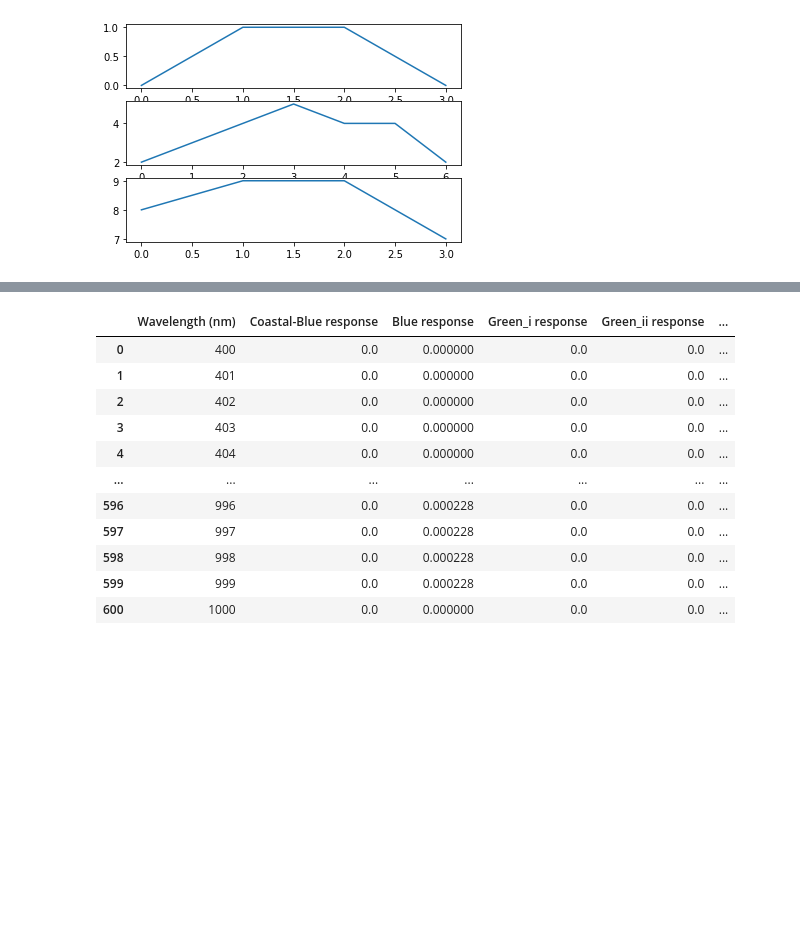
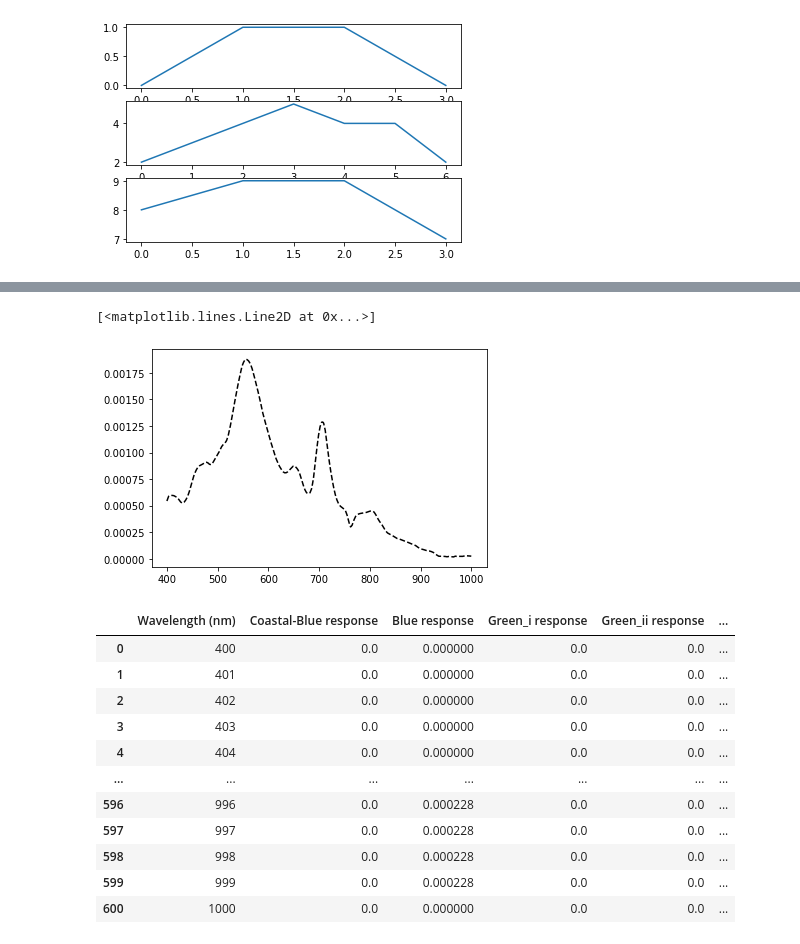
Before and after one commit to scmc72/DALEC_processing, a Jupyter notebook: SpectralConvolutionTest.ipynb, the cells around one changed output, grey strips where cells are left out. Saved outputs shown, nothing was run; the diff lists cells and outputs as text; code cells hidden in the pictures; blank space fills up the shorter version.

```diff
--- a/SpectralConvolutionTest.ipynb
+++ b/SpectralConvolutionTest.ipynb
@@ -52,3 +54,28 @@ Ed_10 = dalecLoad.uniform_grid_spectra(sample_10, spect_wavelengths, param='Ed',
+# %%
+# have a quick go at getting mean DALEC spectra
+
+idx = log46.index
+log46.index = log46.index.set_levels([idx.levels[0].astype(int), idx.levels[1]])
+
+Lu_tot = np.zeros((601,))
+Lsky_tot = np.zeros((601,))
+Ed_tot = np.zeros((601,))
+
+for i in range(len(log46.index.levels[0])):
+    sample_i = log46.loc[i, :]
+    Lu_tot += dalecLoad.uniform_grid_spectra(sample_i, spect_wavelengths, param='Lu', nsteps=601)[:, 1]
+    Lsky_tot += dalecLoad.uniform_grid_spectra(sample_i, spect_wavelengths, param='Lsky', nsteps=601)[:, 1]
+    Ed_tot += dalecLoad.uniform_grid_spectra(sample_i, spect_wavelengths, param='Ed', nsteps=601)[:, 1]
+
+Lu_avg = Lu_tot/601
+Lsky_avg = Lsky_tot/601
+Ed_avg = Ed_tot/601
+
+
+plt.plot(Lu_10[:, 0], Lu_avg, 'k--', label='Lu')
+# %% [output]
+[<matplotlib.lines.Line2D at 0x...>]
+[figure, added]
 # %%
 # load spectral response function for superdoves
 RSR_doves = pd.read_csv('non-DALEC-data/RSR-Superdove.csv')
```
Also changed, not shown: parts of 5 cells of this notebook, 10 other files.
